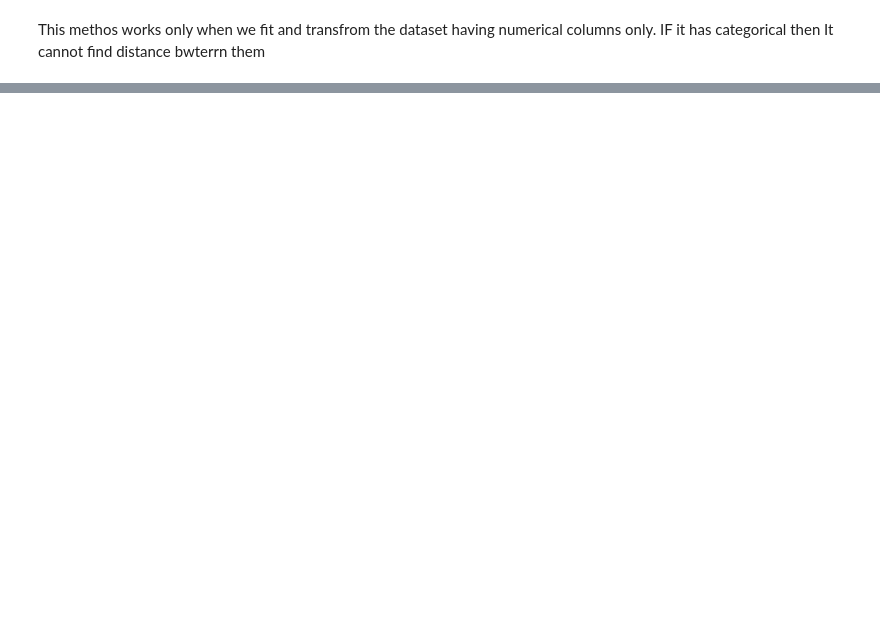
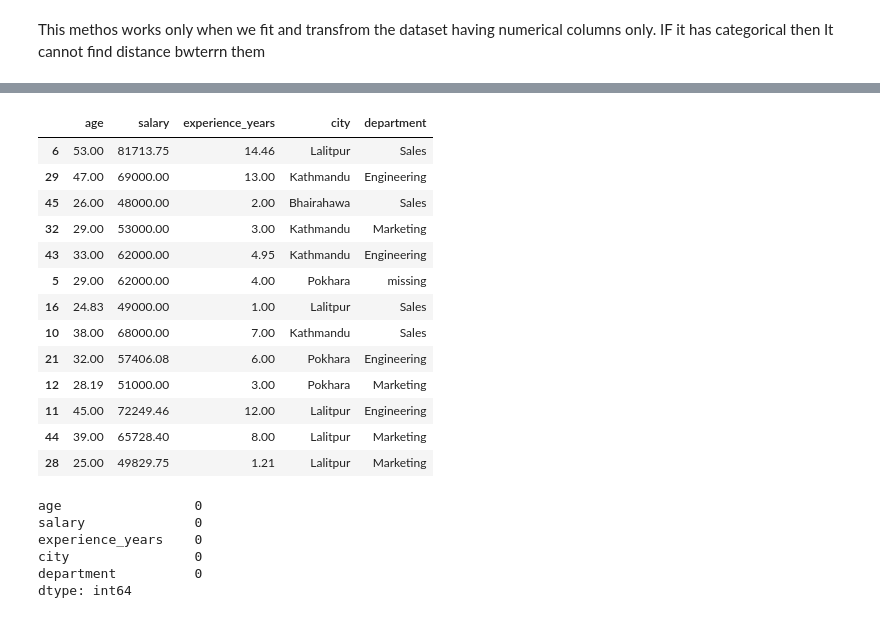
Before and after one commit to unixx0/100-days-ml, a Jupyter notebook: null_variables.ipynb, the cells around one changed output, grey strips where cells are left out. Drawn from its saved outputs; the diff is of its cells as text; code cells hidden in the pictures; blank space fills up the shorter version.

```diff
--- a/null_variables.ipynb
+++ b/null_variables.ipynb
@@ -339,0 +380,20 @@ This methos works only when we fit and transfrom the dataset having numerical co
+# %%
+from sklearn.compose import ColumnTransformer
+
+ii= IterativeImputer(
+    estimator= LinearRegression(),  #model used for prediction
+    initial_strategy= 'mean',
+    max_iter= 10,
+    imputation_order= 'roman'   #left to right
+
+
+)
+# %%
+transformer= ColumnTransformer(
+    transformers=[
+        ('clf1', ii, ['age', 'salary', 'experience_years']),
+        ('clf2', SimpleImputer(strategy= 'constant', fill_value= 'missing'), ['city',  'department'])
+    ],remainder= 'passthrough', verbose_feature_names_out= False
+)
+# %%
+transformer.set_output(transform= 'pandas')
@@ -339,0 +411,29 @@ This methos works only when we fit and transfrom the dataset having numerical co
+# %%
+x_train_imputed= transformer.fit_transform(x_train)
+x_test_imputed= transformer.transform(x_test)
+# %%
+pd.DataFrame(np.round(x_test_imputed, 2), columns=transformer.get_feature_names_out())
+# %% [output]
+|  | age | salary | experience_years | city | department |
+| 6 | 53.00 | 81713.75 | 14.46 | Lalitpur | Sales |
+| 29 | 47.00 | 69000.00 | 13.00 | Kathmandu | Engineering |
+| 45 | 26.00 | 48000.00 | 2.00 | Bhairahawa | Sales |
+| 32 | 29.00 | 53000.00 | 3.00 | Kathmandu | Marketing |
+| 43 | 33.00 | 62000.00 | 4.95 | Kathmandu | Engineering |
+| 5 | 29.00 | 62000.00 | 4.00 | Pokhara | missing |
+| 16 | 24.83 | 49000.00 | 1.00 | Lalitpur | Sales |
+| 10 | 38.00 | 68000.00 | 7.00 | Kathmandu | Sales |
+| 21 | 32.00 | 57406.08 | 6.00 | Pokhara | Engineering |
+| 12 | 28.19 | 51000.00 | 3.00 | Pokhara | Marketing |
+| 11 | 45.00 | 72249.46 | 12.00 | Lalitpur | Engineering |
+| 44 | 39.00 | 65728.40 | 8.00 | Lalitpur | Marketing |
+| 28 | 25.00 | 49829.75 | 1.21 | Lalitpur | Marketing |
+# %%
+x_train_imputed.isnull().sum()
+# %% [output]
+age                 0
+salary              0
+experience_years    0
+city                0
+department          0
+dtype: int64
```
Also changed, not shown: parts of 16 cells of this notebook, 2 other files.
